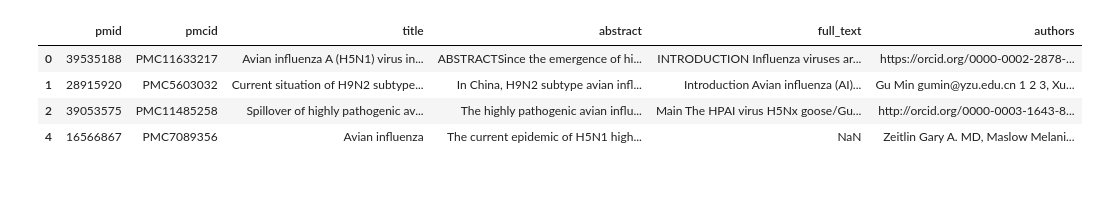
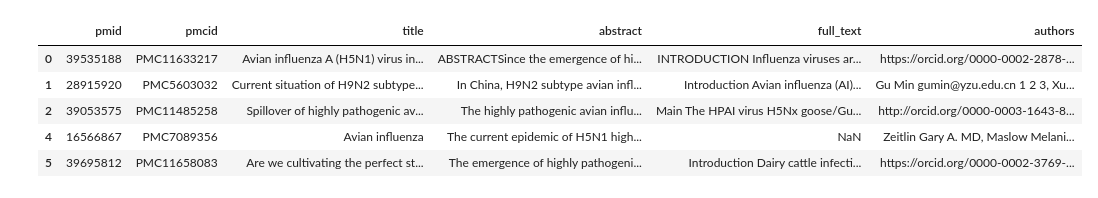
Before and after one commit to Sebastianindenkaempen/DIS18-ORKG, a Jupyter notebook: 02_extract_outbreak_data.ipynb, the cells around one changed output. Saved outputs shown, nothing was run; the diff lists cells and outputs as text; code cells hidden in the pictures.

```diff
--- a/02_extract_outbreak_data.ipynb
+++ b/02_extract_outbreak_data.ipynb
@@ -6,13 +7,14 @@ importlib.reload(functions.text_mining)
 from functions.text_mining import check_if_text_has_outbreak, parse_outbreak, extract_location, extract_date
 # %%
 df = pd.read_csv('full_text.tsv', sep='\t', index_col=0)
-df
+df.head()
 # %% [output]
 |  | pmid | pmcid | title | abstract | full_text | authors |
 | 0 | 39535188 | PMC11633217 | Avian influenza A (H5N1) virus in... | ABSTRACTSince the emergence of hi... | INTRODUCTION Influenza viruses ar... | https://orcid.org/0000-0002-2878-... |
 | 1 | 28915920 | PMC5603032 | Current situation of H9N2 subtype... | In China, H9N2 subtype avian infl... | Introduction Avian influenza (AI)... | Gu Min gumin@yzu.edu.cn 1 2 3, Xu... |
 | 2 | 39053575 | PMC11485258 | Spillover of highly pathogenic av... | The highly pathogenic avian influ... | Main The HPAI virus H5Nx goose/Gu... | http://orcid.org/0000-0003-1643-8... |
 | 4 | 16566867 | PMC7089356 | Avian influenza | The current epidemic of H5N1 high... | NaN | Zeitlin Gary A. MD, Maslow Melani... |
+| 5 | 39695812 | PMC11658083 | Are we cultivating the perfect st... | The emergence of highly pathogeni... | Introduction Dairy cattle infecti... | https://orcid.org/0000-0002-3769-... |
 # %%
 # check wether relevant data is already present in abstract, so full text is not necessary
 df['outbreak_in_abstract_llm'] = df['abstract'].apply(check_if_text_has_outbreak)
```
Also changed, not shown: parts of 4 cells of this notebook, 1 other file.
